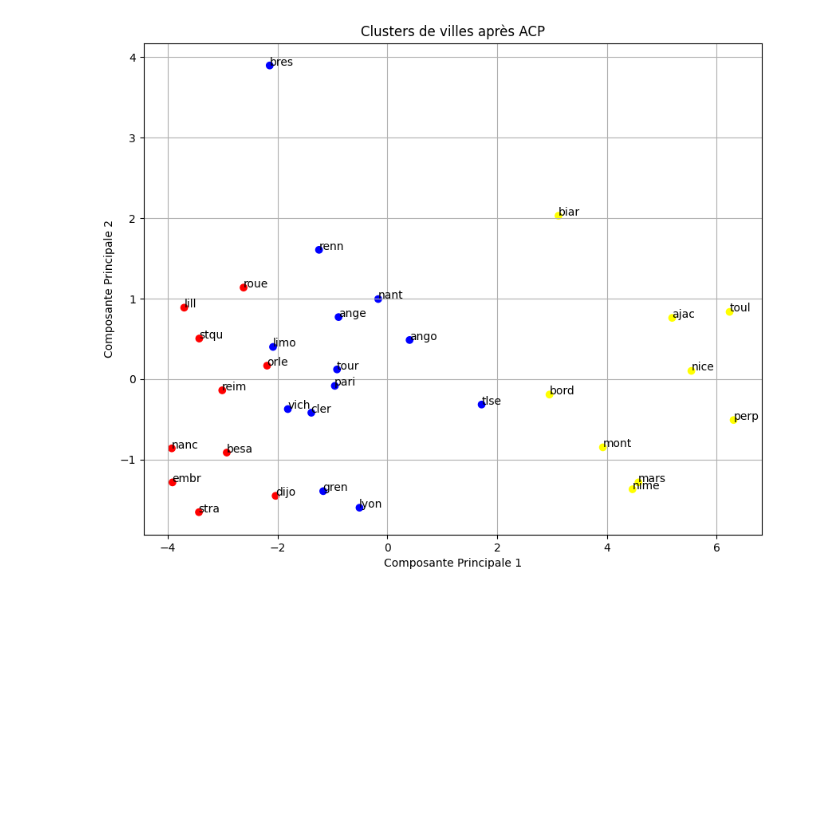
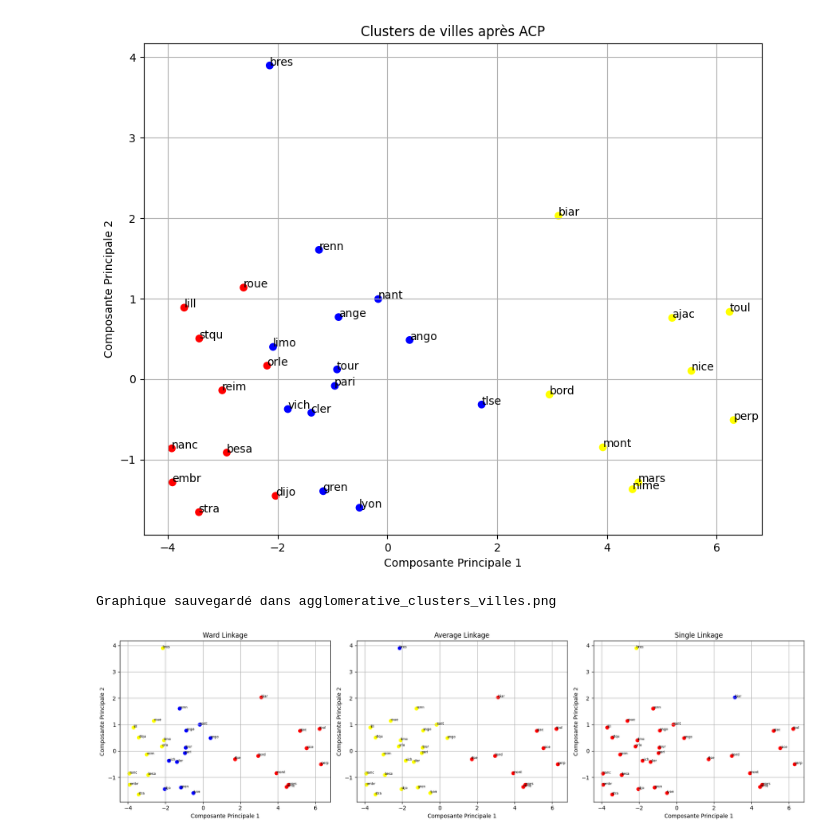
Before and after one commit to housni2003/tp3_adm, a Jupyter notebook: tp3.ipynb, the cells around one changed output. Drawn from its saved outputs; the diff is of its cells as text; code cells hidden in the pictures; blank space fills up the shorter version.

```diff
--- a/tp3.ipynb
+++ b/tp3.ipynb
@@ -44,3 +47,36 @@ print("Clustering terminé, graphique sauvegardé dans clusters_villes.png")
 # %% [output]
 Clustering terminé, graphique sauvegardé dans clusters_villes.png
 [figure]
+# %%
+# 6. Agglomerative Clustering avec trois méthodes (ward, average, single)
+from sklearn.cluster import AgglomerativeClustering
+import matplotlib.pyplot as plt
+import matplotlib
+
+linkages = ['ward', 'average', 'single']
+colors = ['red', 'yellow', 'blue']
+
+fig, axes = plt.subplots(1, 3, figsize=(18, 5))
+
+for idx, linkage in enumerate(linkages):
+    agg_cluster = AgglomerativeClustering(n_clusters=3, linkage=linkage)
+    labels_agg = agg_cluster.fit_predict(X_scaled)
+
+    ax = axes[idx]
+    ax.scatter(X_pca[:, 0], X_pca[:, 1], c=labels_agg, cmap=matplotlib.colors.ListedColormap(colors))
+
+    for label, x, y in zip(labels, X_pca[:, 0], X_pca[:, 1]):
+        ax.annotate(label, xy=(x, y), xytext=(-0.2, 0.2), textcoords='offset points', fontsize=6)
+
+    ax.set_title(f"{linkage.capitalize()} Linkage")
+    ax.set_xlabel('Composante Principale 1')
+    ax.set_ylabel('Composante Principale 2')
+    ax.grid(True)
+
+plt.tight_layout()
+plt.savefig('agglomerative_clusters_villes.png')
+print("Graphique sauvegardé dans agglomerative_clusters_villes.png")
+plt.show()
+# %% [output]
+Graphique sauvegardé dans agglomerative_clusters_villes.png
+[figure, added]
```
Also changed, not shown: parts of 2 cells of this notebook, 4 other files.
